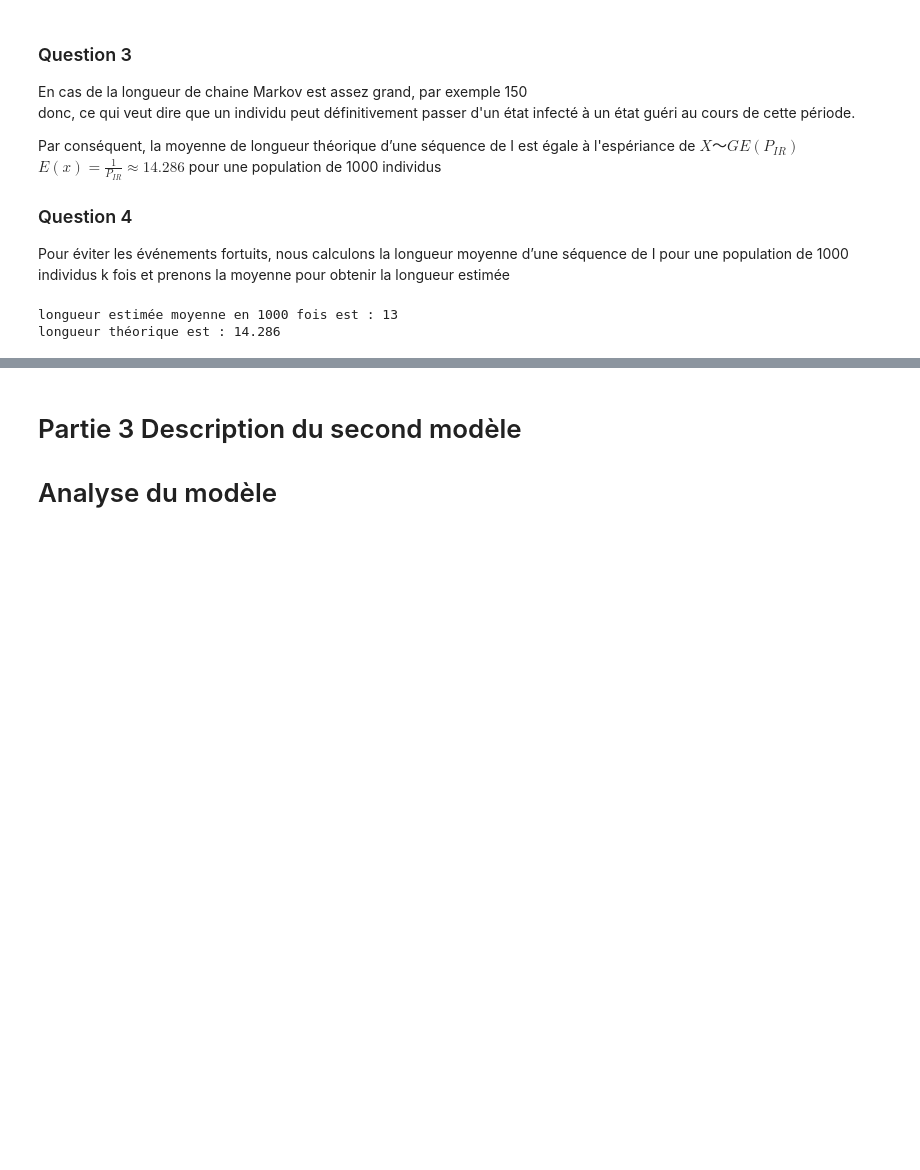
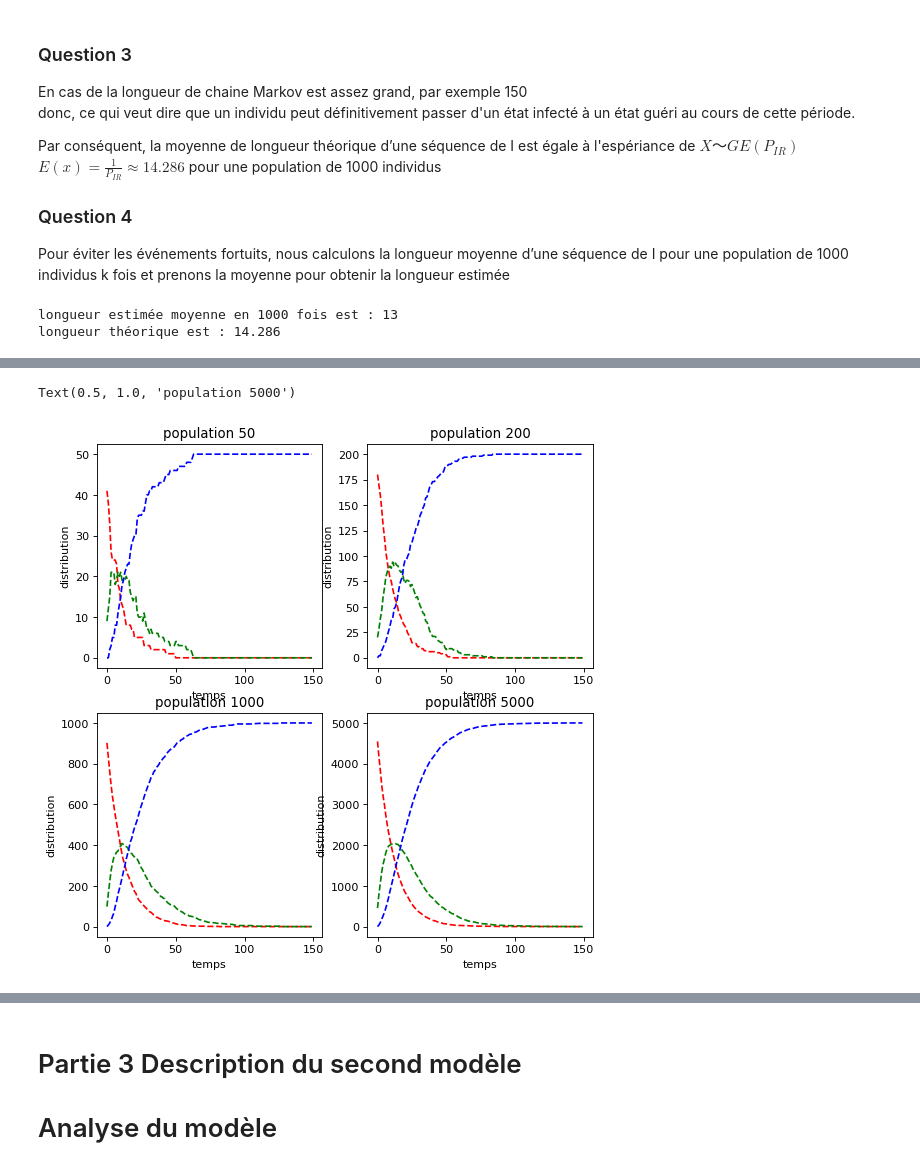
Before and after one commit to ZhouRUNLIN/LU3IN005-STAT-INFO, a Jupyter notebook: Projet3/projet3-IN005.ipynb, the cells around one changed output, grey strips where cells are left out. Saved outputs shown, nothing was run; the diff lists cells and outputs as text; code cells hidden in the pictures; blank space fills up the shorter version.

```diff
--- a/Projet3/projet3-IN005.ipynb
+++ b/Projet3/projet3-IN005.ipynb
@@ -405,0 +402,78 @@ showInfectionTheorique(70, 0.07)
+# %%
+#4 cas : population avec 50, 200, 1000, 5000
+testPopulation1=[[] for i in range(50)]
+for i in range(50):
+    testPopulation1[i]=creatMarkov(150, MatA, pi_0)
+
+#une population de 200 individus
+testPopulation2=[[] for i in range(200)]
+for i in range(200):
+    testPopulation2[i]=creatMarkov(150, MatA, pi_0)
+
+#une population de 1000 individus
+testPopulation3=[[] for i in range(1000)]
+for i in range(1000):
+    testPopulation3[i]=creatMarkov(150, MatA, pi_0)
+
+#une population de 1000 individus
+testPopulation4=[[] for i in range(5000)]
+for i in range(5000):
+    testPopulation4[i]=creatMarkov(150, MatA, pi_0)
+
+T=[]
+numS1, numI1, numR1=[], [], []
+numS2, numI2, numR2=[], [], []
+numS3, numI3, numR3=[], [], []
+numS4, numI4, numR4=[], [], []
+for i in range(150):
+    numListe1=countNum(testPopulation1, i)
+    numListe2=countNum(testPopulation2, i)
+    numListe3=countNum(testPopulation3, i)
+    numListe4=countNum(testPopulation4, i)
+
+    T.append(i)
+    #Données de stockage: population 50
+    numS1.append(numListe1[0])
+    numI1.append(numListe1[1])
+    numR1.append(numListe1[2])
+    #Données de stockage: population 200
+    numS2.append(numListe2[0])
+    numI2.append(numListe2[1])
+    numR2.append(numListe2[2])
+    #Données de stockage: population 1000
+    numS3.append(numListe3[0])
+    numI3.append(numListe3[1])
+    numR3.append(numListe3[2])
+    #Données de stockage: population 5000
+    numS4.append(numListe4[0])
+    numI4.append(numListe4[1])
+    numR4.append(numListe4[2])
+
+plt.figure(figsize=(8,8), dpi=80)
+plt.figure(1)
+ax1 = plt.subplot(221)
+ax1.plot(T, numS1,'r--', T, numI1,'g--', T, numR1, 'b--')
+ax1.set_ylabel('distribution')
+ax1.set_xlabel('temps')
+ax1.set_title('population 50')
+
+ax2 = plt.subplot(222)
+ax2.plot(T, numS2,'r--', T, numI2,'g--', T, numR2, 'b--')
+ax2.set_ylabel('distribution')
+ax2.set_xlabel('temps')
+ax2.set_title('population 200')
+
+ax3 = plt.subplot(223)
+ax3.plot(T, numS3,'r--', T, numI3,'g--', T, numR3, 'b--')
+ax3.set_ylabel('distribution')
+ax3.set_xlabel('temps')
+ax3.set_title('population 1000')
+
+ax4 = plt.subplot(224)
+ax4.plot(T, numS4,'r--', T, numI4,'g--', T, numR4, 'b--')
+ax4.set_ylabel('distribution')
+ax4.set_xlabel('temps')
+ax4.set_title('population 5000')
+# %% [output]
+Text(0.5, 1.0, 'population 5000')
+[figure, added]
```
Also changed, not shown: parts of 13 cells of this notebook.
